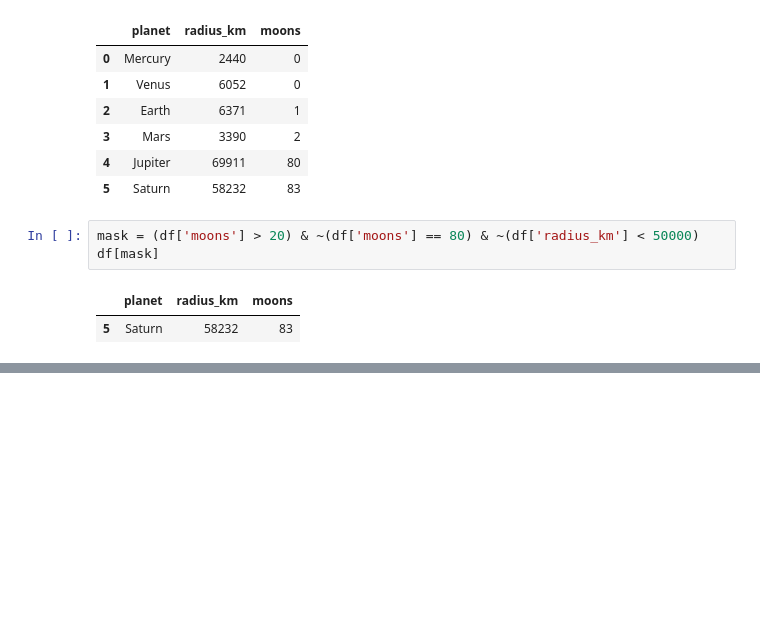
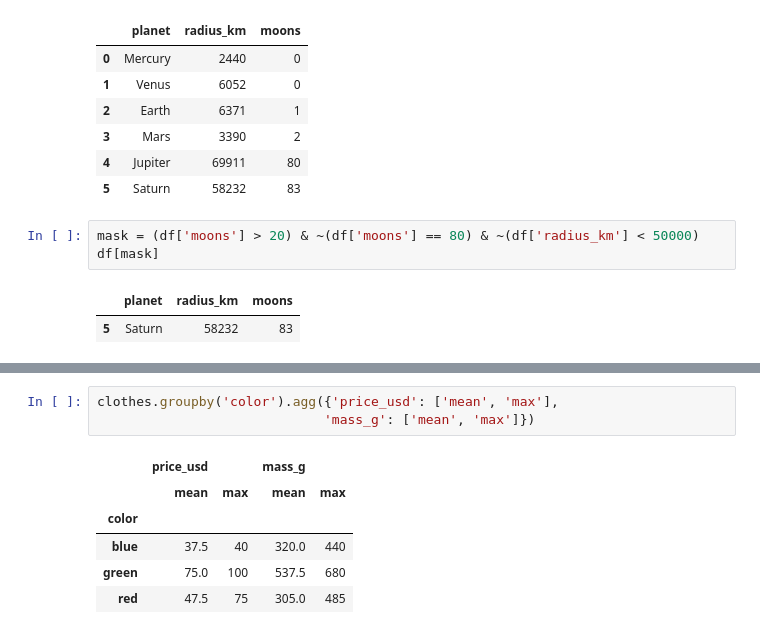
Before and after one commit to Champraise/-projects-get_started_with_python, a Jupyter notebook: workbook.ipynb, the cells around one changed output, grey strips where cells are left out. Drawn from its saved outputs; the diff is of its cells as text; blank space fills up the shorter version.

```diff
--- a/workbook.ipynb
+++ b/workbook.ipynb
@@ -174,0 +274,10 @@ df[mask]
+# %%
+clothes.groupby('color').agg({'price_usd': ['mean', 'max'],
+                             'mass_g': ['mean', 'max']})
+# %% [output]
+|  | price_usd |  | mass_g |  |
+|  | mean | max | mean | max |
+| color |  |  |  |  |
+| blue | 37.5 | 40 | 320.0 | 440 |
+| green | 75.0 | 100 | 537.5 | 680 |
+| red | 47.5 | 75 | 305.0 | 485 |
```
Also changed, not shown: parts of 10 cells of this notebook.
